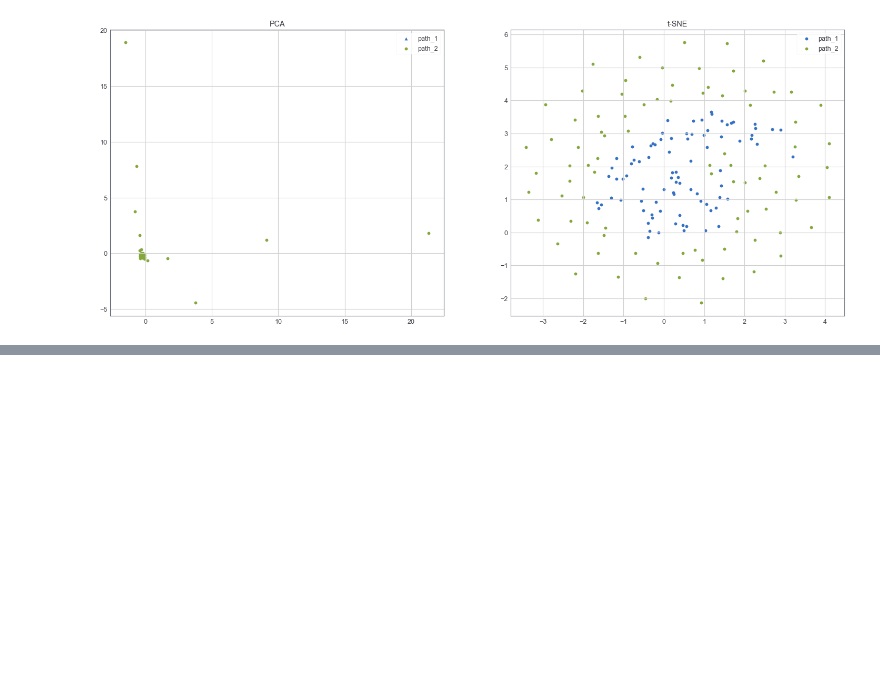
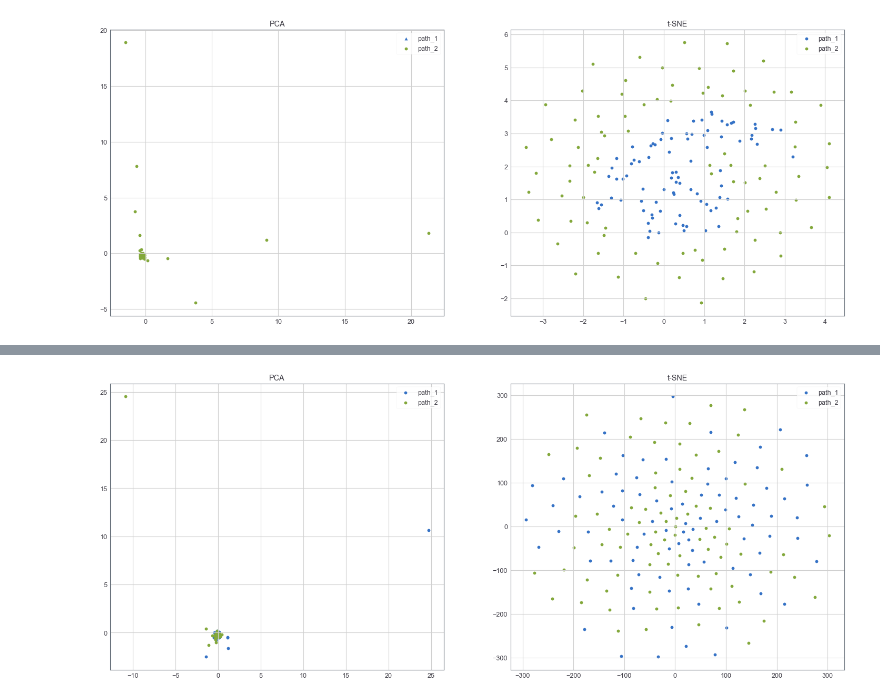
Before and after one commit to Timo9Madrid7/maliciousfl, a Jupyter notebook: Eva/gradients/gradients_analysis.ipynb, the cells around one changed output, grey strips where cells are left out. Drawn from its saved outputs; the diff is of its cells as text; code cells hidden in the pictures; blank space fills up the shorter version.

Commit message:
inference attack analysis for "comb"
- comb exhibits a significant result

```diff
--- a/Eva/gradients/gradients_analysis.ipynb
+++ b/Eva/gradients/gradients_analysis.ipynb
@@ -82,0 +89,6 @@ pca_tsne(path0, path1)
+# %%
+path0 = './comb_gradients_no6_attacker.txt'
+path1 = './comb_gradients_more6_victim.txt'
+pca_tsne(path0, path1)
+# %% [output]
+[figure, added]
```
Also changed, not shown: parts of 1 cell of this notebook, 7 other files.
